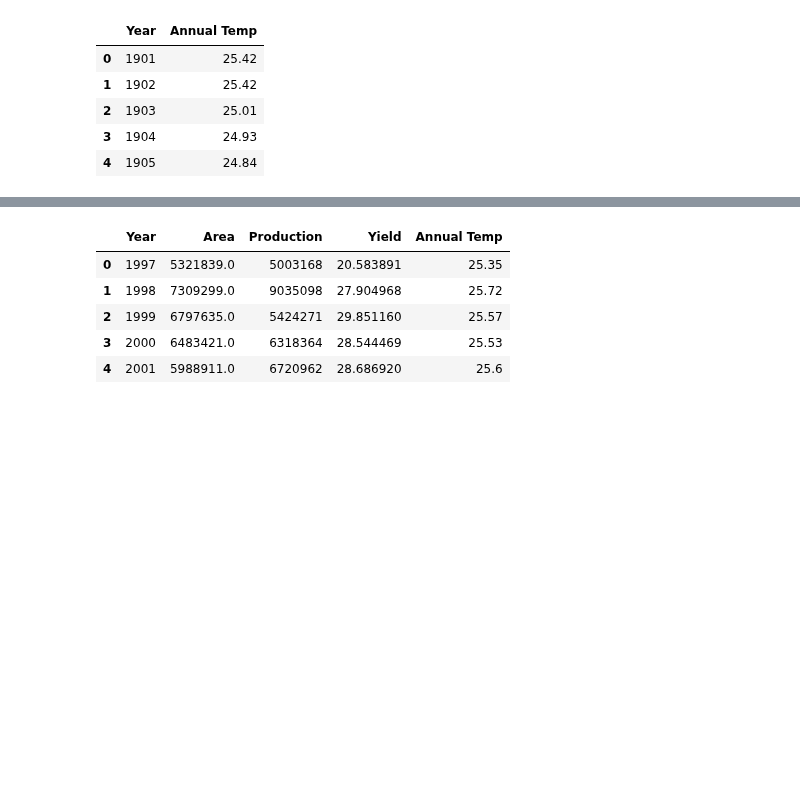
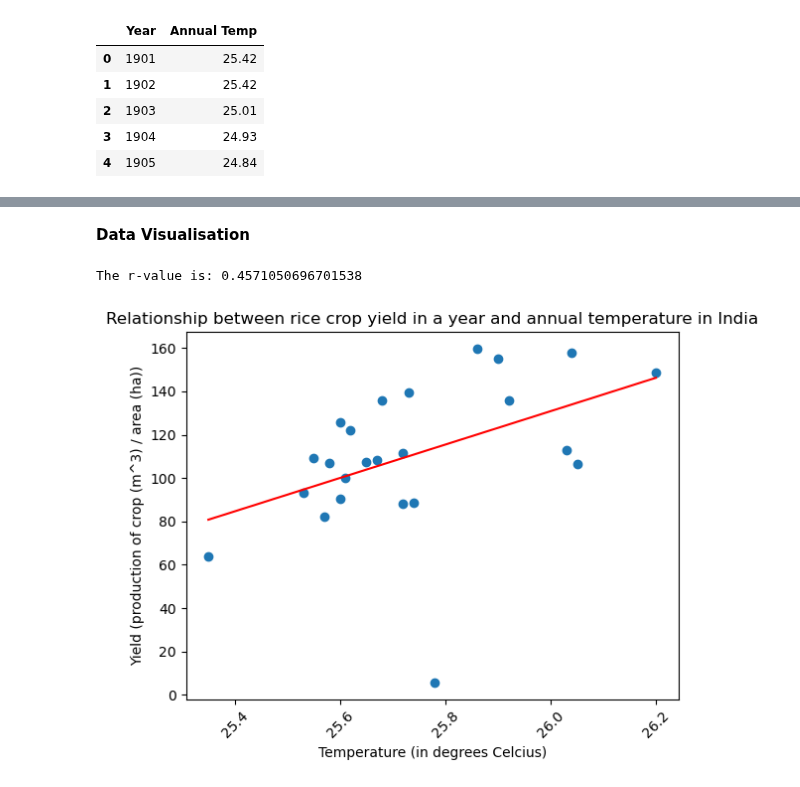
Before and after one commit to falconpunch082/da_bc-proj1, a Jupyter notebook: temperature_analysis.ipynb, the cells around one changed output, grey strips where cells are left out. Drawn from its saved outputs; the diff is of its cells as text; code cells hidden in the pictures; blank space fills up the shorter version.

Commit message:
Completed temperature analysis

```diff
--- a/temperature_analysis.ipynb
+++ b/temperature_analysis.ipynb
@@ -185,9 +150,0 @@ urad_temp.head()
-# %%
-groundnut_temp.head()
-# %% [output]
-|  | Year | Area | Production | Yield | Annual Temp |
-| 0 | 1997 | 5321839.0 | 5003168 | 20.583891 | 25.35 |
-| 1 | 1998 | 7309299.0 | 9035098 | 27.904968 | 25.72 |
-| 2 | 1999 | 6797635.0 | 5424271 | 29.851160 | 25.57 |
-| 3 | 2000 | 6483421.0 | 6318364 | 28.544469 | 25.53 |
-| 4 | 2001 | 5988911.0 | 6720962 | 28.686920 | 25.6 |
@@ -193,0 +158,33 @@ groundnut_temp.head()
+# %% [markdown]
+**Data Visualisation**
+# %%
+# We want to sort our DataFrames in regards to annual temperature in preparation for scatter plot making
+rice_temp = rice_temp.sort_values(by='Annual Temp', ascending=True)
+maize_temp = maize_temp.sort_values(by='Annual Temp', ascending=True)
+moong_temp = moong_temp.sort_values(by='Annual Temp', ascending=True)
+urad_temp = urad_temp.sort_values(by='Annual Temp', ascending=True)
+groundnut_temp = groundnut_temp.sort_values(by='Annual Temp', ascending=True)
+# %%
+# Define a function to create Linear Regression plots
+def lin_reg(x, y):
+    (slope, intercept, rvalue, pvalue, stderr) = linregress(x, y)
+    regress_values = x * slope + intercept
+    line_eq = "y = " + str(round(slope,2)) + "x + " + str(round(intercept,2))
+    r_sq = rvalue ** 2
+
+    return regress_values, line_eq, rvalue
+# %%
+# Rice vs. Temperature visualisation
+rice_temp['Annual Temp'] = rice_temp['Annual Temp'].astype('float')
+rice_temp['Yield'] = rice_temp['Yield'].astype('float')
+regress_values, line_eq, rvalue = lin_reg(rice_temp['Annual Temp'], rice_temp['Yield'])
+plt.scatter(rice_temp['Annual Temp'], rice_temp['Yield'])
+plt.plot(rice_temp['Annual Temp'], regress_values, "r-")
+plt.title("Relationship between rice crop yield in a year and annual temperature in India")
+plt.xlabel("Temperature (in degrees Celcius)")
+plt.ylabel("Yield (production of crop (m^3) / area (ha))")
+print(f"The r-value is: {rvalue}")
+plt.show()
+# %% [output]
+The r-value is: 0.4571050696701538
+[figure, added]
```
Also changed, not shown: parts of 11 cells of this notebook, 6 other files.
